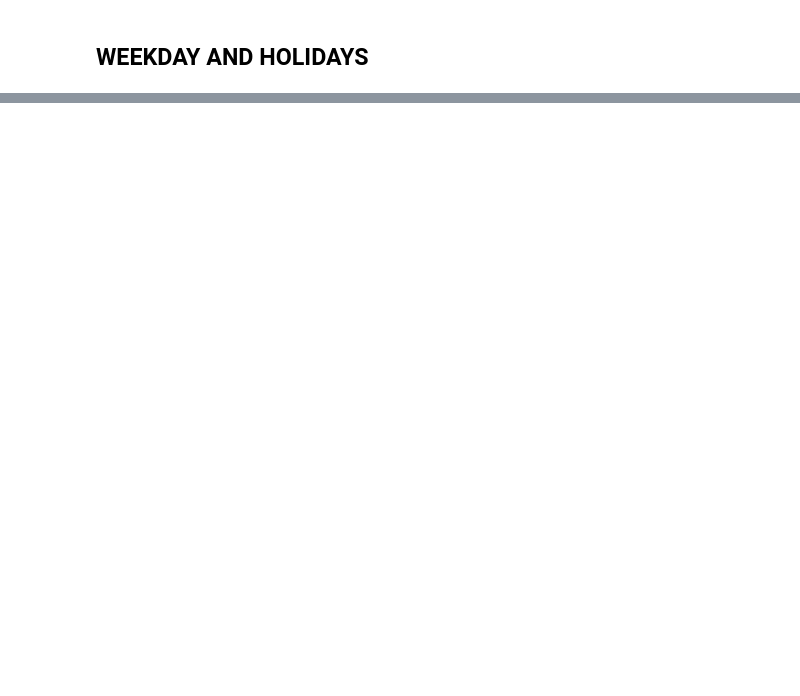
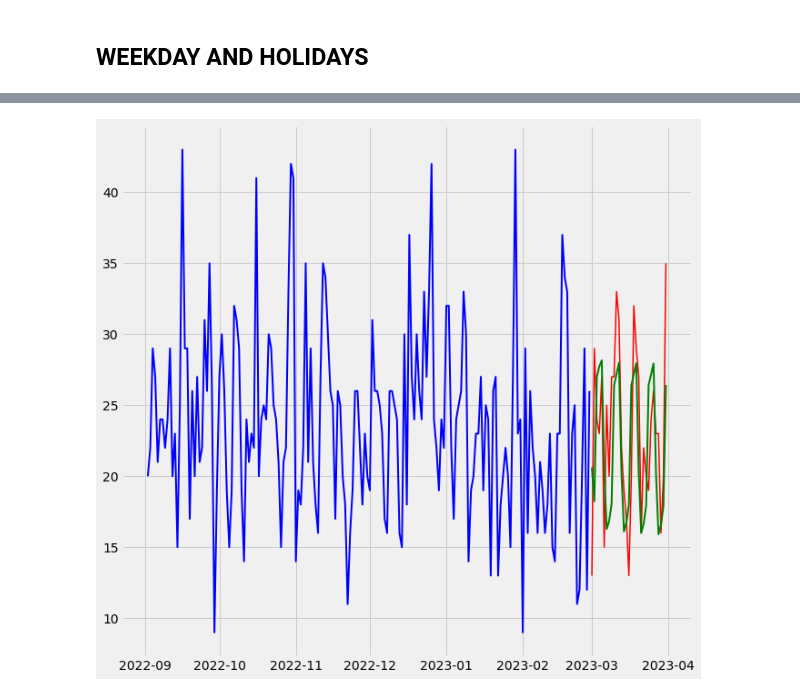
Before and after one commit to Faluhelyi/tcc_est_unb, a Jupyter notebook: scripts/main.ipynb, the cells around one changed output, grey strips where cells are left out. Cells and saved outputs as stored; diff of their text form; code cells hidden in the pictures; blank space fills up the shorter version.

```diff
--- a/scripts/main.ipynb
+++ b/scripts/main.ipynb
@@ -25,0 +45,15 @@ False
+# %%
+WEEKDAYS = list(map(lambda x: x.weekday(), train.index))
+MG_H = list(map(lambda x: 1 if mg_holidays.get(x) != None else 0, train.index))
+
+exp_var1 = pd.DataFrame({'weekday': WEEKDAYS, 'is_holiday':MG_H})
+exp_var1 = pd.get_dummies(exp_var1, columns=['weekday'], drop_first=True)
+
+
+WEEKDAYS = list(map(lambda x: x.weekday(), test.index))
+MG_H = list(map(lambda x: 1 if mg_holidays.get(x) != None else 0, test.index))
+
+exp_var2 = pd.DataFrame({'weekday': WEEKDAYS, 'is_holiday':MG_H})
+exp_var2 = pd.get_dummies(exp_var2, columns=['weekday'], drop_first=True)
+# %%
+model = pm.auto_arima(train.values, seasonal=True, m=7, X = np.array(exp_var1))
@@ -25,0 +73,16 @@ False
+# %%
+forecasts = model.predict(test.shape[0], X = np.array(exp_var2))
+# %%
+import matplotlib.pyplot as plt
+
+plt.style.use('fivethirtyeight')
+f = plt.figure()
+f.set_figwidth(10)
+f.set_figheight(10)
+
+plt.plot(train[-180:], c='blue',linewidth=2)
+plt.plot(test[-180:], c='red', linewidth=1.5)
+plt.plot(np.array(test.index), forecasts, c='green', linewidth=2)
+
+
+plt.show()
@@ -25,0 +91,16 @@ False
+# %%
+import matplotlib.pyplot as plt
+
+plt.style.use('fivethirtyeight')
+f = plt.figure()
+f.set_figwidth(10)
+f.set_figheight(10)
+
+plt.plot(train[-180:], c='blue',linewidth=2)
+plt.plot(test[-180:], c='red', linewidth=1.5)
+plt.plot(np.array(test.index), forecasts, c='green', linewidth=2)
+
+
+plt.show()
+# %% [output]
+[figure, added]
```
Also changed, not shown: parts of 12 cells of this notebook, 1 other file.
